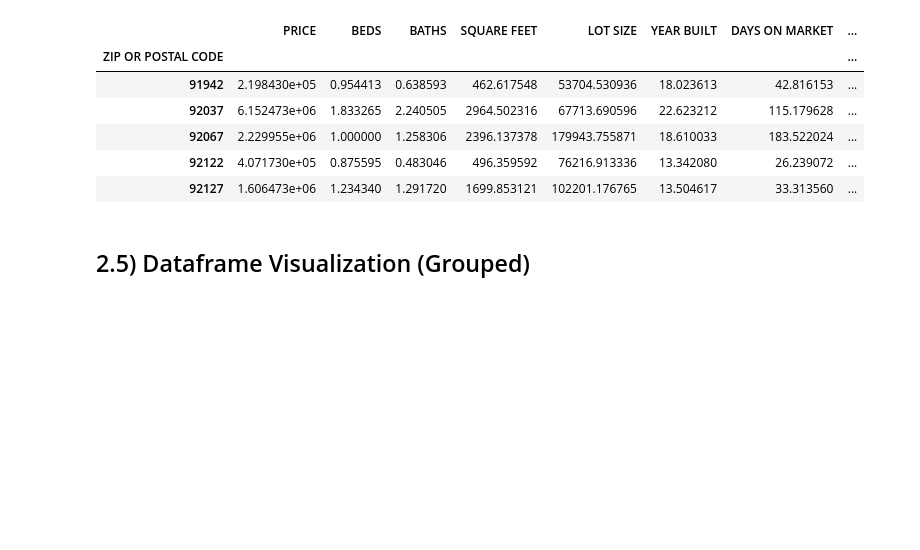
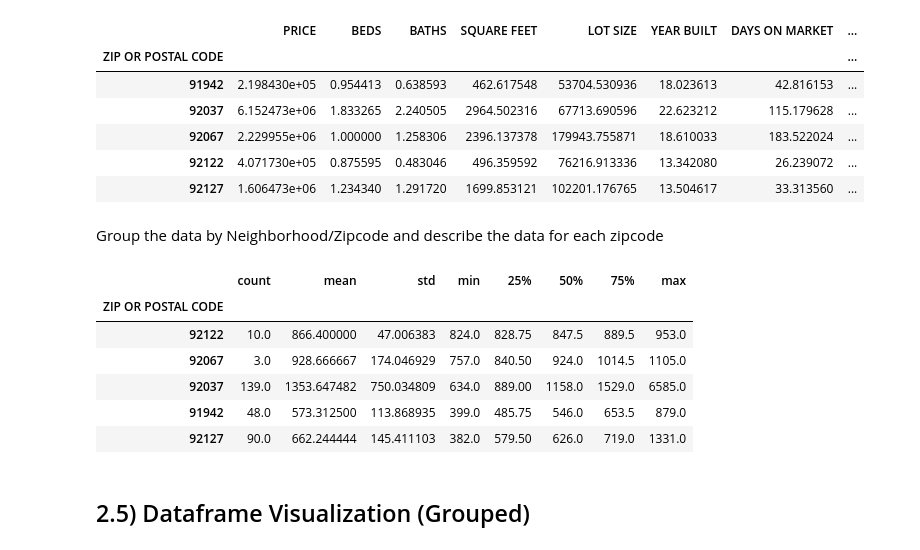
Before and after one commit to tmcgirr/Regression-Model-AAI-500-Project, a Jupyter notebook: Multiple_Linear_Model.ipynb, the cells around one changed output. Saved outputs shown, nothing was run; the diff lists cells and outputs as text; code cells hidden in the pictures; blank space fills up the shorter version.

```diff
--- a/Multiple_Linear_Model.ipynb
+++ b/Multiple_Linear_Model.ipynb
@@ -188,6 +192,20 @@ df_group_std
 | 92067 | 2.229955e+06 | 1.000000 | 1.258306 | 2396.137378 | 179943.755871 | 18.610033 | 183.522024 | ... |
 | 92122 | 4.071730e+05 | 0.875595 | 0.483046 | 496.359592 | 76216.913336 | 13.342080 | 26.239072 | ... |
 | 92127 | 1.606473e+06 | 1.234340 | 1.291720 | 1699.853121 | 102201.176765 | 13.504617 | 33.313560 | ... |
+# %% [markdown]
+Group the data by Neighborhood/Zipcode and describe the data for each zipcode
+# %%
+# Group data by ZIP Code and display descriptive statistics for each the "$/SQUARE FEET" column for each zip code
+df_mod_zip = df_mod.groupby('ZIP OR POSTAL CODE').describe()
+df_mod_zip["$/SQUARE FEET"].sort_values(by=['min'], ascending=False)
+# %% [output]
+|  | count | mean | std | min | 25% | 50% | 75% | max |
+| ZIP OR POSTAL CODE |  |  |  |  |  |  |  |  |
+| 92122 | 10.0 | 866.400000 | 47.006383 | 824.0 | 828.75 | 847.5 | 889.5 | 953.0 |
+| 92067 | 3.0 | 928.666667 | 174.046929 | 757.0 | 840.50 | 924.0 | 1014.5 | 1105.0 |
+| 92037 | 139.0 | 1353.647482 | 750.034809 | 634.0 | 889.00 | 1158.0 | 1529.0 | 6585.0 |
+| 91942 | 48.0 | 573.312500 | 113.868935 | 399.0 | 485.75 | 546.0 | 653.5 | 879.0 |
+| 92127 | 90.0 | 662.244444 | 145.411103 | 382.0 | 579.50 | 626.0 | 719.0 | 1331.0 |
 # %% [markdown]
 ## 2.5) Dataframe Visualization (Grouped)
 # %% [markdown]
```
Also changed, not shown: parts of 10 cells of this notebook.
